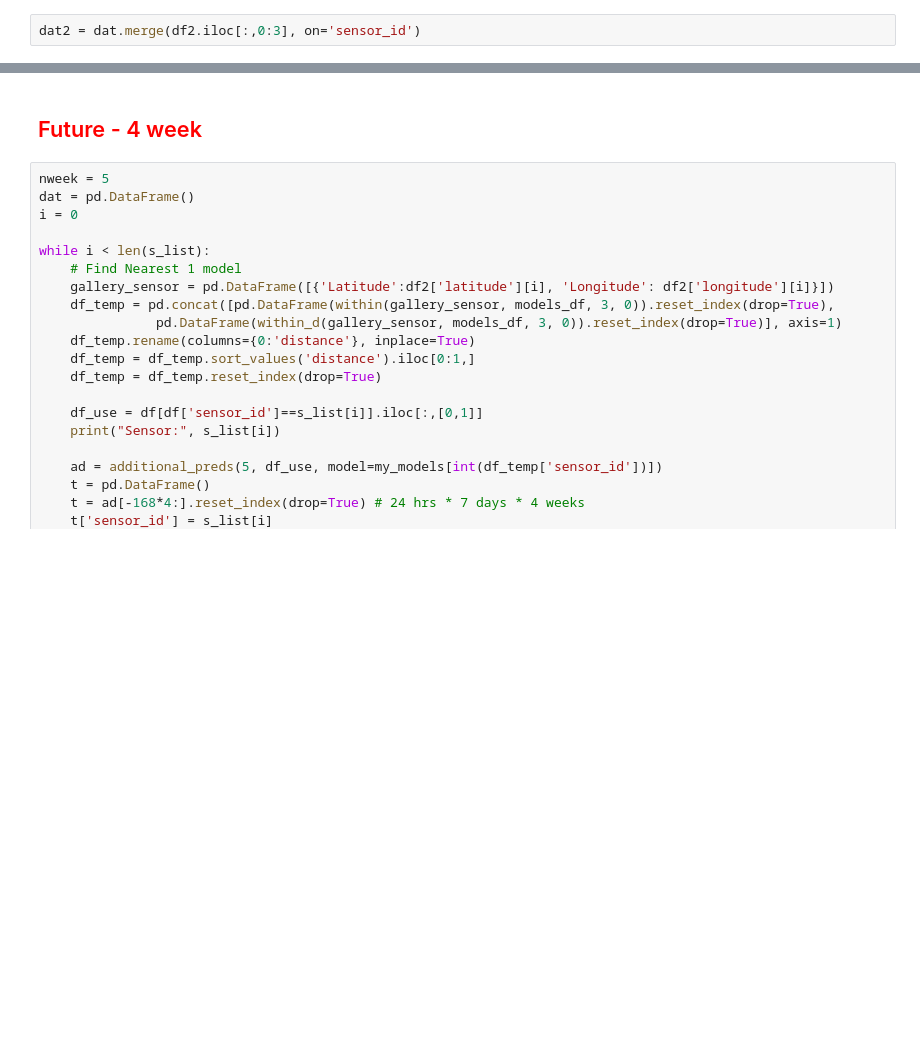
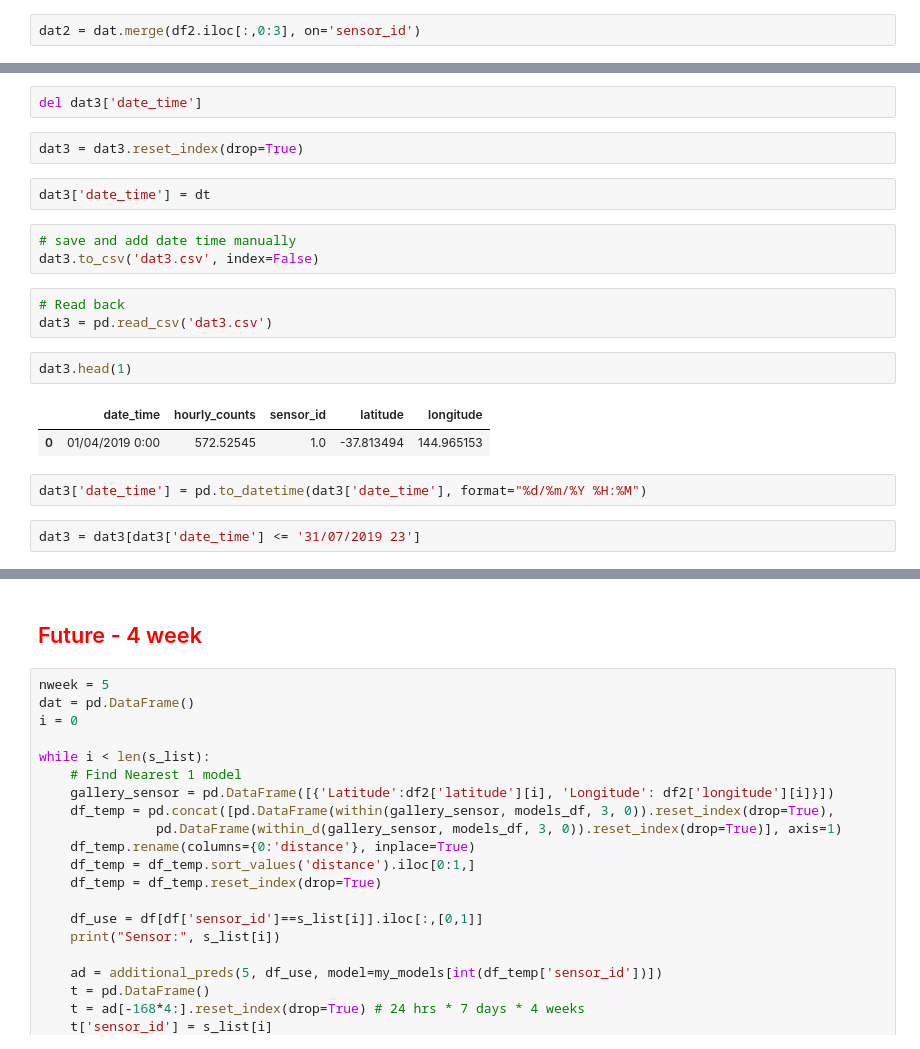
Before and after one commit to Data-plus/CBD-Dashboard, a Jupyter notebook: scripts/Making Prediction.ipynb, the cells around one changed output, grey strips where cells are left out. Cells and saved outputs as stored; diff of their text form; blank space fills up the shorter version.

```diff
--- a/scripts/Making Prediction.ipynb
+++ b/scripts/Making Prediction.ipynb
@@ -822,0 +613,21 @@ f3['Day'] = my_day_list
+# %%
+del dat3['date_time']
+# %%
+dat3 = dat3.reset_index(drop=True)
+# %%
+dat3['date_time'] = dt
+# %%
+# save and add date time manually
+dat3.to_csv('dat3.csv', index=False)
+# %%
+# Read back
+dat3 = pd.read_csv('dat3.csv')
+# %%
+dat3.head(1)
+# %% [output]
+|  | date_time | hourly_counts | sensor_id | latitude | longitude |
+| 0 | 01/04/2019 0:00 | 572.52545 | 1.0 | -37.813494 | 144.965153 |
+# %%
+dat3['date_time'] = pd.to_datetime(dat3['date_time'], format="%d/%m/%Y %H:%M")
+# %%
+dat3 = dat3[dat3['date_time'] <= '31/07/2019 23']
```
Also changed, not shown: parts of 51 cells of this notebook, 12 other files.
